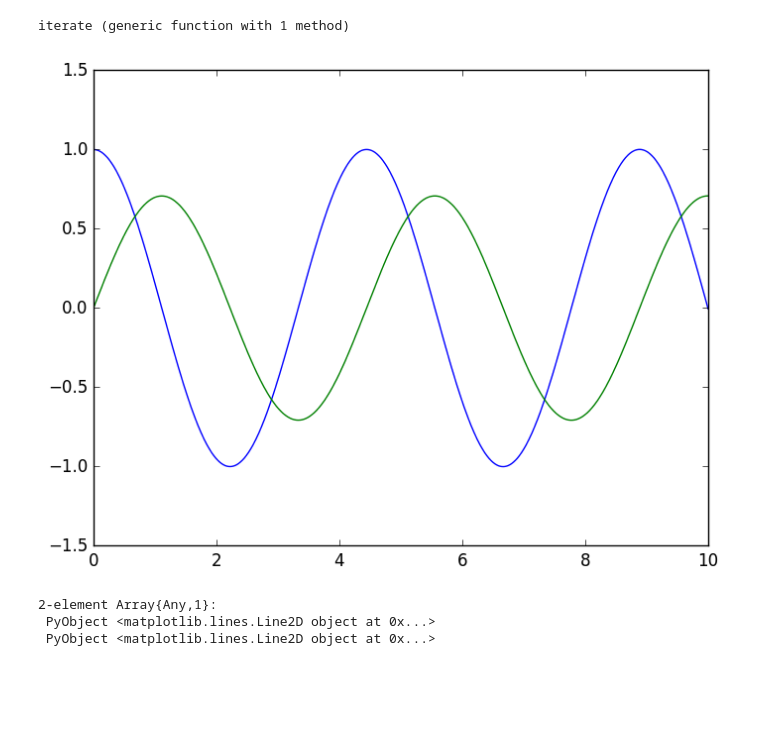
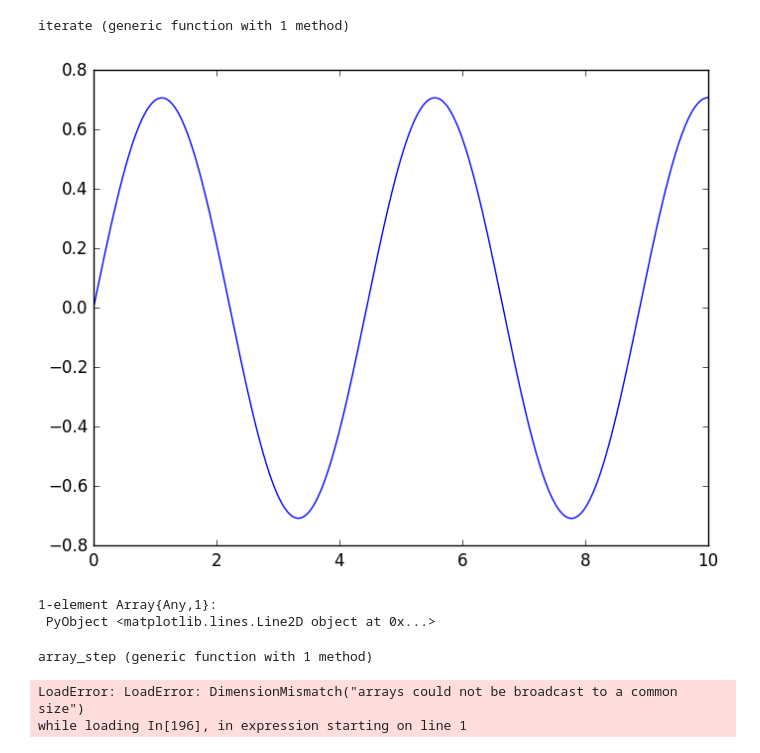
Before and after one commit to scoiatael/MZP, a Jupyter notebook: Lista6_julia.ipynb, the cells around one changed output. Cells and saved outputs as stored; diff of their text form; code cells hidden in the pictures; blank space fills up the shorter version.

Commit message:
quick push to lista6

```diff
--- a/Lista6_julia.ipynb
+++ b/Lista6_julia.ipynb
@@ -28,8 +28,8 @@ h_opt(q, err, h) = max(h_min,
 # %% [output]
 h_opt (generic function with 1 method)
 # %%
-X0 = 0
-XF = 10
+X0 = 0.
+XF = 10.
 
-Y0 = [1, 0]
+Y0 = [1., 0.]
 # %% [output]
@@ -55,32 +55,35 @@ euler_step(x, h, y) = y .+ f(x, y) * h
 euler_step (generic function with 1 method)
 # %%
 function constant_step(method; step_size = 1e-4)
-    return function(x, y)
-        return (x + step_size, method(x, step_size, y))
-    end
+    return Dict(
+    :starting => step_size,
+    :next_step => function(x, y, h)
+        y, _ = method(x, h, y)
+        return (x + h, y, h)
+    end)
 end
 # %% [output]
 constant_step (generic function with 1 method)
 # %%
 function iterate(iteration_step)
-    Xs = []
-    Ys = []
     x = X0
     y = Y0
+    h = iteration_step[:starting]
+    Xs = Array{typeof(x)}([])
+    Ys = Array{typeof(y)}([])
     while x < XF
         push!(Xs, x)
         push!(Ys, y)
-        x, y = iteration_step(x, y)
+        x, y, h = iteration_step[:next_step](x, y, h)
     end
-    return (Xs, Ys)
+    return (Xs, hcat(Ys...))
 end
 # %% [output]
 iterate (generic function with 1 method)
 # %%
 x, y = iterate(constant_step(euler_step))
-plot(x, y)
+plot(x, reshape(y[2, :], size(x)))
 # %% [output]
-[figure, old version]
+[figure, new version]
-2-element Array{Any,1}:
+1-element Array{Any,1}:
  PyObject <matplotlib.lines.Line2D object at 0x...>
- PyObject <matplotlib.lines.Line2D object at 0x...>
@@ -92,0 +99,31 @@ end
+# %%
+function array_step(arr_y, arr_x)
+    return function(x, h, y)
+        K = []
+        push!(K, h .* f(x, y))
+        for ind in range(1, length(arr_y))
+            h_param = arr_y[ind]
+            y_params = arr_x[ind]
+            y_ = y
+            for y__ in  zip(K, y_params)
+                y_ = y_ .+ y__[1] .* y__[2]
+            end
+            k = h .* f(x + h * h_param, y_)
+            push!(K, k)
+        end
+        y_n = y
+        arr_x_len = length(arr_x)
+        #@show(K, arr_x[arr_x_len - 1], sum(arr_x[arr_x_len - 1] .* K), y_n)
+        y_n1 = y_n .+ sum(arr_x[arr_x_len - 1] .* K)
+        @show(sum(arr_x[arr_x_len] .* K))
+        yd = y_n1 .+ sum(arr_x[arr_x_len] .* K)
+        return (y_n1, y_d)
+    end
+end
+# %% [output]
+array_step (generic function with 1 method)
+# %%
+array_step(R38_Y, R38_X)(X0, 1e-4, Y0)
+# %% [output]
+LoadError: LoadError: DimensionMismatch("arrays could not be broadcast to a common size")
+while loading In[196], in expression starting on line 1
```
Also changed, not shown: parts of 5 cells of this notebook.
